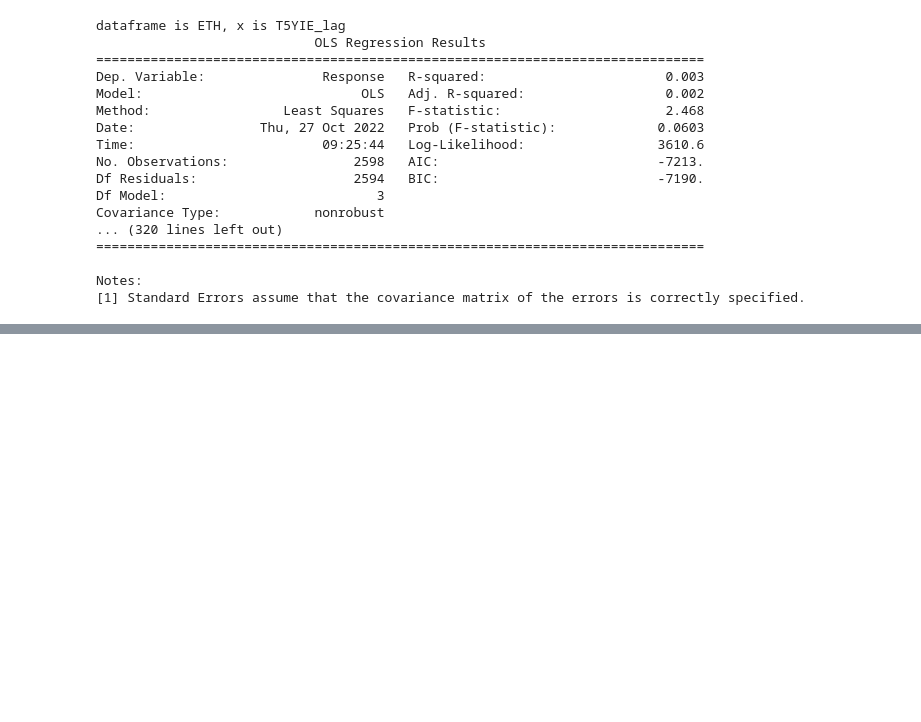
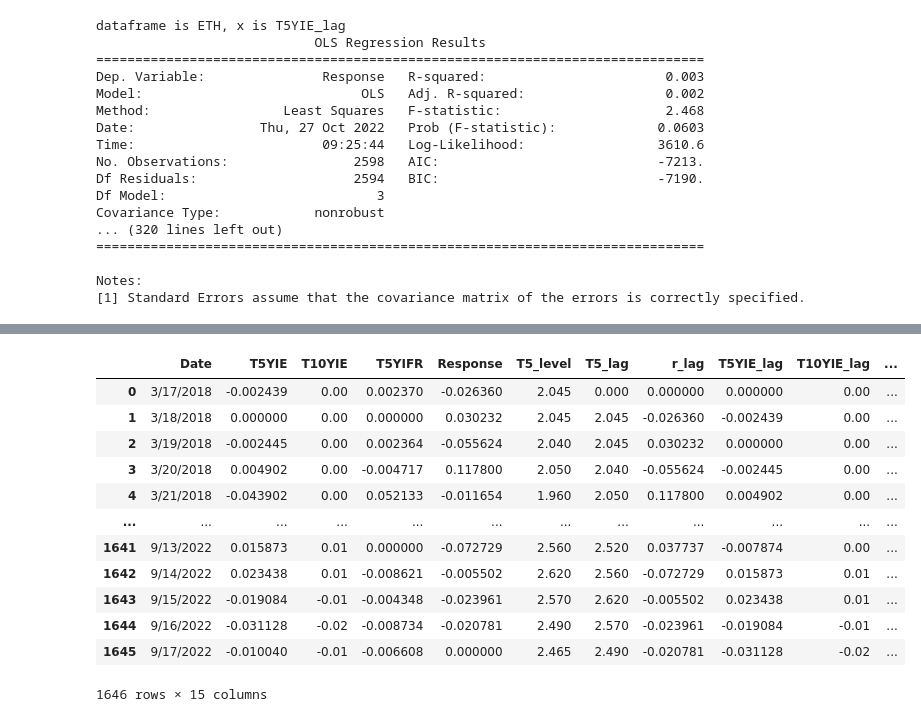
Before and after one commit to jennarempel/Team-ETH, a Jupyter notebook: Data/Fintech.ipynb, the cells around one changed output, grey strips where cells are left out. Cells and saved outputs as stored; diff of their text form; code cells hidden in the pictures; blank space fills up the shorter version.

```diff
--- a/Data/Fintech.ipynb
+++ b/Data/Fintech.ipynb
@@ -477,0 +534,5 @@ Notes:
+# %%
+df_ind['Date '] = pd.to_datetime(df_ind['Date '])
+df_ind = df_ind[~(df_ind['Date '] < '2018-03-17')]
+df_ind=df_ind.reset_index(drop=True)
+df_ind
@@ -477,0 +553,18 @@ Notes:
+# %%
+df_c['Twitter']=df_ind['Twitter']
+df_c['VIX']=df_ind['VIX']
+df_c
+# %% [output]
+|  | Date | T5YIE | T10YIE | T5YIFR | Response | T5_level | T5_lag | r_lag | T5YIE_lag | T10YIE_lag | ... |
+| 0 | 3/17/2018 | -0.002439 | 0.00 | 0.002370 | -0.026360 | 2.045 | 0.000 | 0.000000 | 0.000000 | 0.00 | ... |
+| 1 | 3/18/2018 | 0.000000 | 0.00 | 0.000000 | 0.030232 | 2.045 | 2.045 | -0.026360 | -0.002439 | 0.00 | ... |
+| 2 | 3/19/2018 | -0.002445 | 0.00 | 0.002364 | -0.055624 | 2.040 | 2.045 | 0.030232 | 0.000000 | 0.00 | ... |
+| 3 | 3/20/2018 | 0.004902 | 0.00 | -0.004717 | 0.117800 | 2.050 | 2.040 | -0.055624 | -0.002445 | 0.00 | ... |
+| 4 | 3/21/2018 | -0.043902 | 0.00 | 0.052133 | -0.011654 | 1.960 | 2.050 | 0.117800 | 0.004902 | 0.00 | ... |
+| ... | ... | ... | ... | ... | ... | ... | ... | ... | ... | ... | ... |
+| 1641 | 9/13/2022 | 0.015873 | 0.01 | 0.000000 | -0.072729 | 2.560 | 2.520 | 0.037737 | -0.007874 | 0.00 | ... |
+| 1642 | 9/14/2022 | 0.023438 | 0.01 | -0.008621 | -0.005502 | 2.620 | 2.560 | -0.072729 | 0.015873 | 0.01 | ... |
+| 1643 | 9/15/2022 | -0.019084 | -0.01 | -0.004348 | -0.023961 | 2.570 | 2.620 | -0.005502 | 0.023438 | 0.01 | ... |
+| 1644 | 9/16/2022 | -0.031128 | -0.02 | -0.008734 | -0.020781 | 2.490 | 2.570 | -0.023961 | -0.019084 | -0.01 | ... |
+| 1645 | 9/17/2022 | -0.010040 | -0.01 | -0.006608 | 0.000000 | 2.465 | 2.490 | -0.020781 | -0.031128 | -0.02 | ... |
+1646 rows × 15 columns
```
Also changed, not shown: parts of 10 cells of this notebook, 1 other file.
